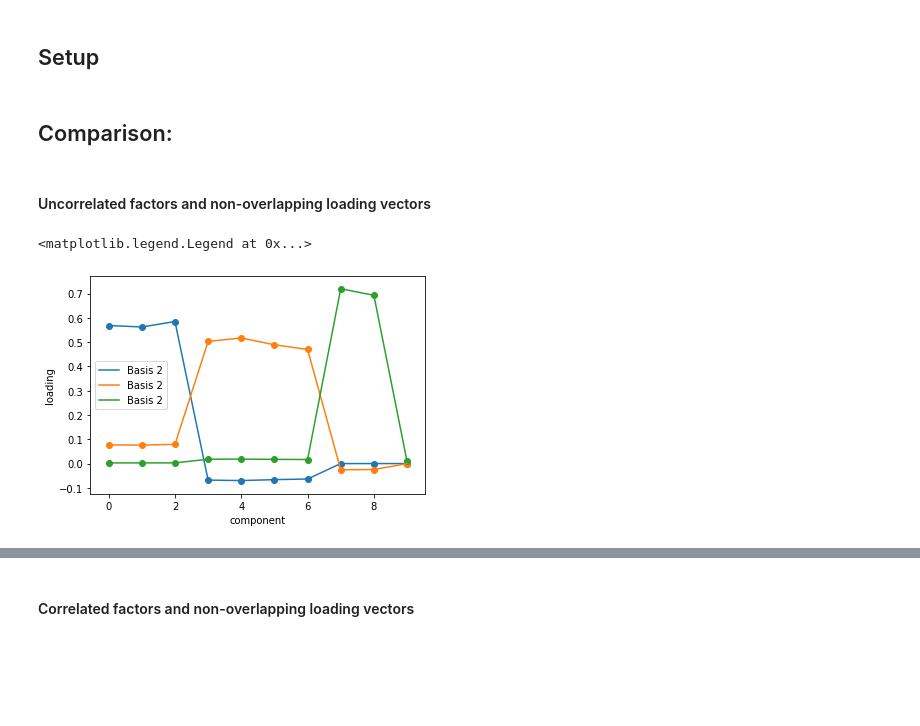
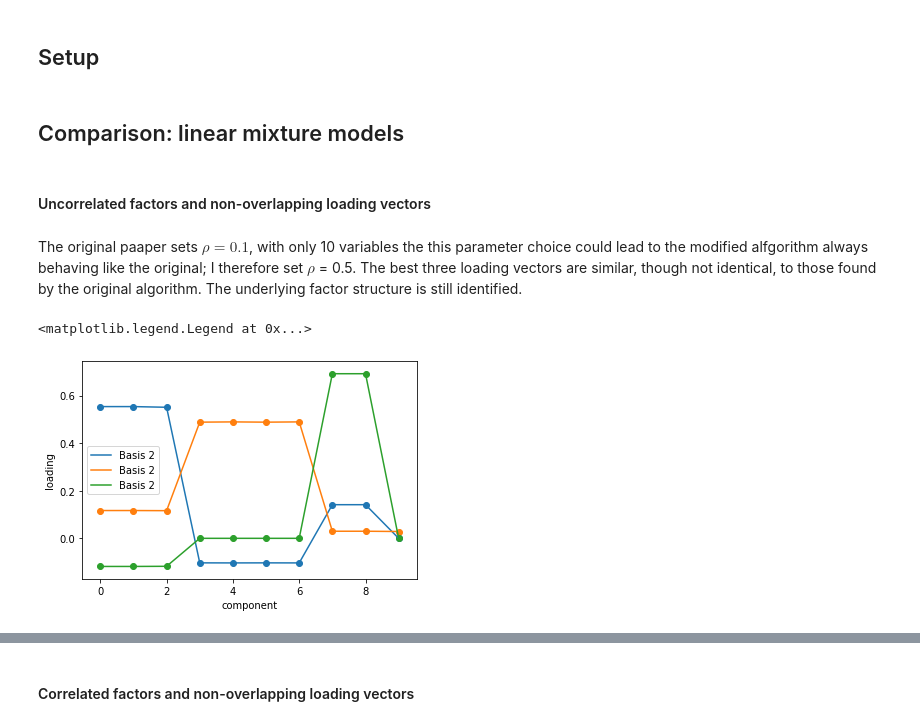
Before and after one commit to Shakeel95/Dimension-Reduction-Trees, a Jupyter notebook: prototypes/6-tail-greedy-treelet.ipynb, the cells around one changed output, grey strips where cells are left out. Saved outputs shown, nothing was run; the diff lists cells and outputs as text; code cells hidden in the pictures; blank space fills up the shorter version.

Commit message:
adds completed notebook comparing tail greedy treelets to regular treelets - needs spellcheck but sumbitting PR anyway as this can be done from master

```diff
--- a/prototypes/6-tail-greedy-treelet.ipynb
+++ b/prototypes/6-tail-greedy-treelet.ipynb
@@ -18,6 +20,6 @@ import test_treelets_mixture_models as model
 import tail_greedy_treelet as tail_greedy
 import utils
 # %% [markdown]
-## Comparison:
+## Comparison: linear mixture models
 # %% [markdown]
 #### Uncorrelated factors and non-overlapping loading vectors
@@ -32,15 +26,19 @@ X = model.linear_mixture_model(V = np.array([[1,1,1,0,0,0,0,0,0,0],
+# %% [markdown]
+The original paaper sets $\rho = 0.1$, with only 10 variables the this parameter choice could lead to the modified alfgorithm always behaving like the original; I therefore set $\rho$ = 0.5. The best three loading vectors are similar, though not identical, to those found by the original algorithm. The underlying factor structure is still identified.
+# %%
+X = pd.read_csv("../data/3_uncorrelated_factors.csv").to_numpy()
 # %%
-tree = tail_greedy.treelet_decomposition(X,.7)
+tree = tail_greedy.treelet_decomposition(X,.5)
 loadings = pytree.best_basis(tree,3,X)[0]["basis"]
 
 p,l = loadings.shape
 for l in range(l):
     plt.scatter(np.arange(p),loadings[:,l])
     plt.plot(np.arange(p),loadings[:,l], label = "Basis " + str(1+1))
 
 plt.xlabel("component")
 plt.ylabel("loading")
 plt.legend()
 # %% [output]
 <matplotlib.legend.Legend at 0x...>
-[figure, old version]
+[figure, new version]
```
Also changed, not shown: parts of 42 cells of this notebook, 1 other file.
